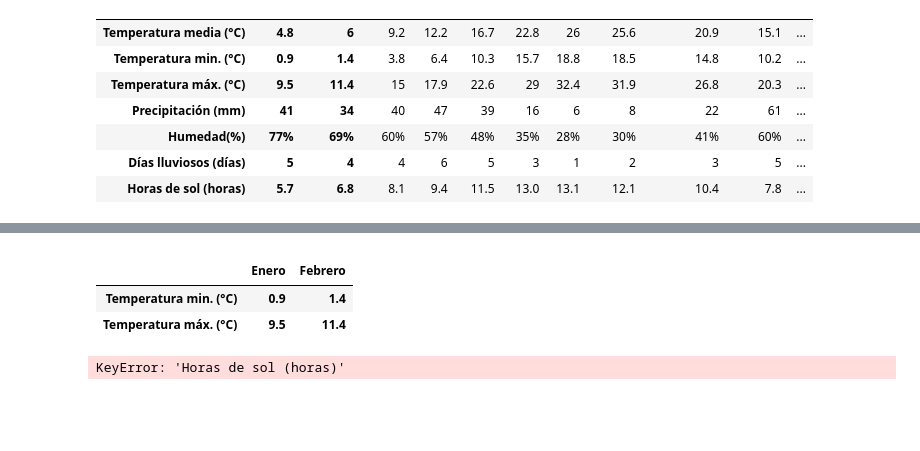
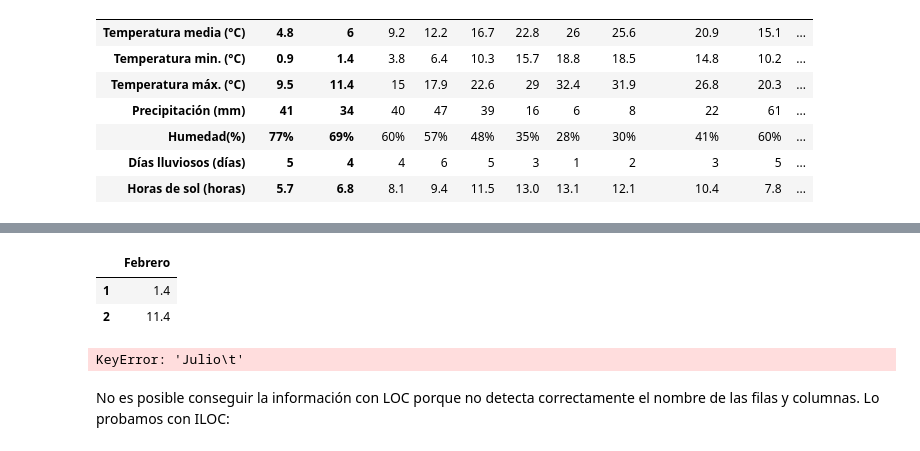
Before and after one commit to NataliaBarquin/Adalab_Pair_programming_3_numpy_pandas_visualizacion, a Jupyter notebook: pair_pandas_2.ipynb, the cells around one changed output, grey strips where cells are left out. Cells and saved outputs as stored; diff of their text form; code cells hidden in the pictures; blank space fills up the shorter version.

```diff
--- a/pair_pandas_2.ipynb
+++ b/pair_pandas_2.ipynb
@@ -88,3 +88,5 @@ df_clipboard
 | Humedad(%) | 77% | 69% | 60% | 57% | 48% | 35% | 28% | 30% | 41% | 60% | ... |
 | Días lluviosos (días) | 5 | 4 | 4 | 6 | 5 | 3 | 1 | 2 | 3 | 5 | ... |
 | Horas de sol (horas) | 5.7 | 6.8 | 8.1 | 9.4 | 11.5 | 13.0 | 13.1 | 12.1 | 10.4 | 7.8 | ... |
+# %%
+df_clipboard.reset_index(inplace = True)
@@ -91,12 +104,13 @@ df_clipboard
 # %%
-df_clipboard.iloc[1:3,:0]
+df_clipboard.iloc[1:3, 2:3]
 # %% [output]
-|  |  |  |
-|  | Enero | Febrero |
-| Temperatura min. (°C) | 0.9 | 1.4 |
-| Temperatura máx. (°C) | 9.5 | 11.4 |
+|  | Febrero |
+| 1 | 1.4 |
+| 2 | 11.4 |
 # %%
-df_clipboard.loc['Horas de sol (horas)', 'Julio']
+df_clipboard.loc['6	Horas de sol (horas)', 'Julio	']
 # %% [output]
-KeyError: 'Horas de sol (horas)'
+KeyError: 'Julio\t'
+# %% [markdown]
+No es posible conseguir la información con LOC porque no detecta correctamente el nombre de las filas y columnas. Lo probamos con ILOC:
 # %%
```
Also changed, not shown: parts of 4 cells of this notebook, 7 other files.
